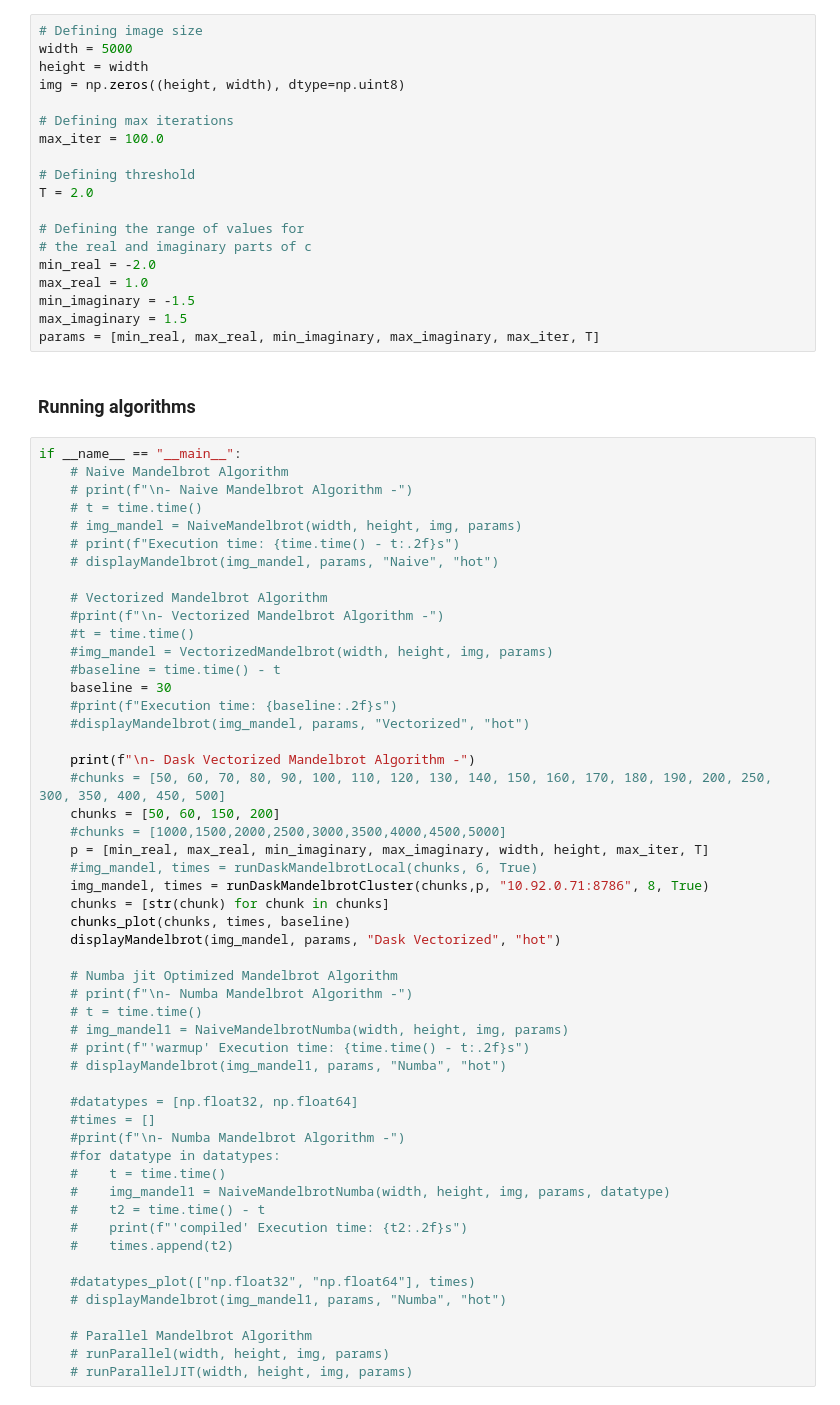
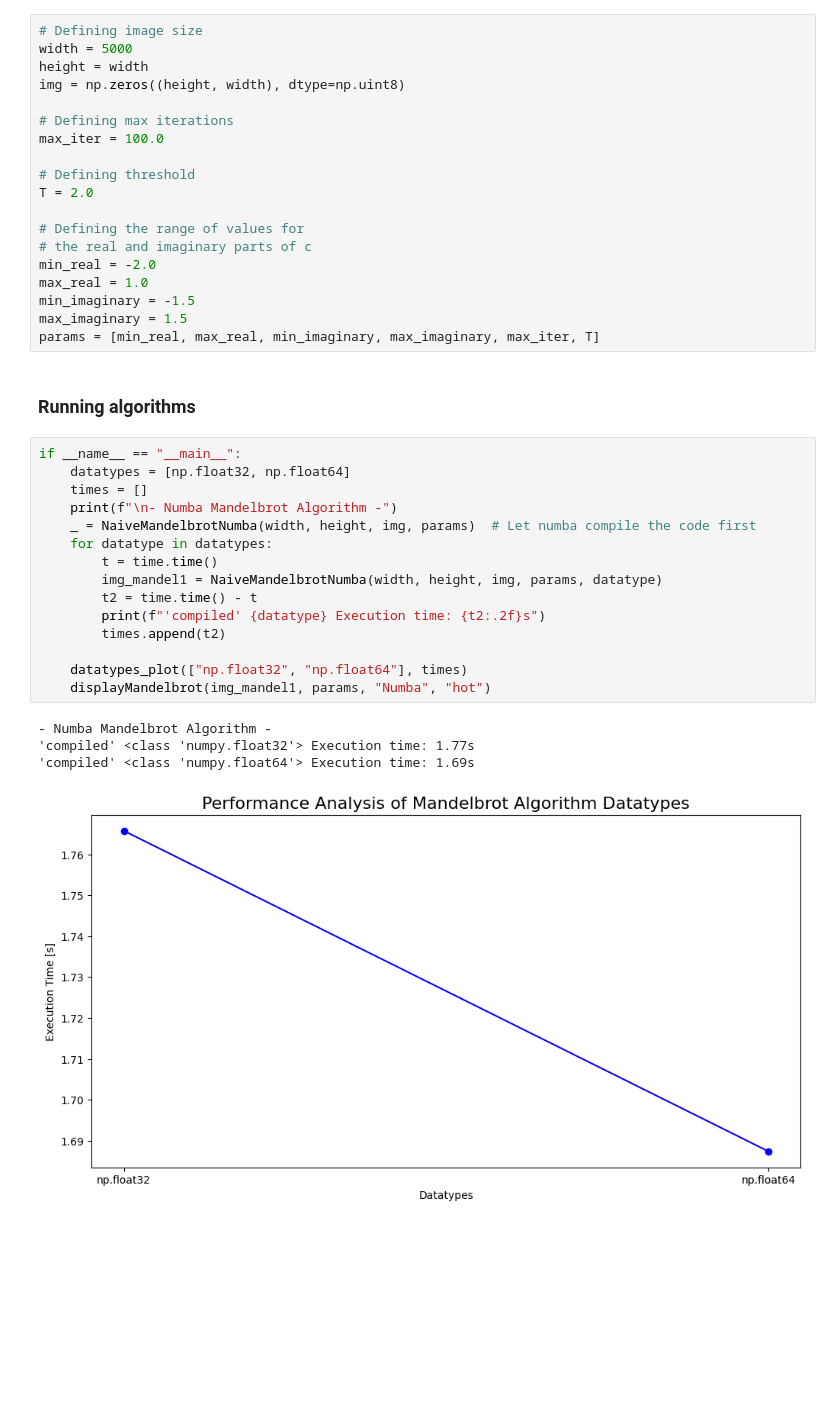
Before and after one commit to ChineseWarlord/CE8-AVS-Project, a Jupyter notebook: Simon/Mini-project/Mini-project.ipynb, the cells around one changed output. Saved outputs shown, nothing was run; the diff lists cells and outputs as text; blank space fills up the shorter version.

```diff
--- a/Simon/Mini-project/Mini-project.ipynb
+++ b/Simon/Mini-project/Mini-project.ipynb
@@ -801,56 +783,24 @@ min_imaginary = -1.5
 max_imaginary = 1.5
 params = [min_real, max_real, min_imaginary, max_imaginary, max_iter, T]
 # %% [markdown]
- ### Running algorithms
+### Running algorithms
-# %%
-if __name__ == "__main__":
-    # Naive Mandelbrot Algorithm
-    # print(f"\n- Naive Mandelbrot Algorithm -")
-    # t = time.time()
-    # img_mandel = NaiveMandelbrot(width, height, img, params)
-    # print(f"Execution time: {time.time() - t:.2f}s")
-    # displayMandelbrot(img_mandel, params, "Naive", "hot")
-
-    # Vectorized Mandelbrot Algorithm
-    #print(f"\n- Vectorized Mandelbrot Algorithm -")
-    #t = time.time()
-    #img_mandel = VectorizedMandelbrot(width, height, img, params)
-    #baseline = time.time() - t
-    baseline = 30
-    #print(f"Execution time: {baseline:.2f}s")
-    #displayMandelbrot(img_mandel, params, "Vectorized", "hot")
-
-    print(f"\n- Dask Vectorized Mandelbrot Algorithm -")
-    #chunks = [50, 60, 70, 80, 90, 100, 110, 120, 130, 140, 150, 160, 170, 180, 190, 200, 250, 300, 350, 400, 450, 500]
-    chunks = [50, 60, 150, 200]
-    #chunks = [1000,1500,2000,2500,3000,3500,4000,4500,5000]
-    p = [min_real, max_real, min_imaginary, max_imaginary, width, height, max_iter, T]
-    #img_mandel, times = runDaskMandelbrotLocal(chunks, 6, True)
-    img_mandel, times = runDaskMandelbrotCluster(chunks,p, "10.92.0.71:8786", 8, True)
-    chunks = [str(chunk) for chunk in chunks]
-    chunks_plot(chunks, times, baseline)
-    displayMandelbrot(img_mandel, params, "Dask Vectorized", "hot")
-
-    # Numba jit Optimized Mandelbrot Algorithm
-    # print(f"\n- Numba Mandelbrot Algorithm -")
-    # t = time.time()
-    # img_mandel1 = NaiveMandelbrotNumba(width, height, img, params)
-    # print(f"'warmup' Execution time: {time.time() - t:.2f}s")
-    # displayMandelbrot(img_mandel1, params, "Numba", "hot")
-
-    #datatypes = [np.float32, np.float64]
-    #times = []
-    #print(f"\n- Numba Mandelbrot Algorithm -")
-    #for datatype in datatypes:
-    #    t = time.time()
-    #    img_mandel1 = NaiveMandelbrotNumba(width, height, img, params, datatype)
-    #    t2 = time.time() - t
-    #    print(f"'compiled' Execution time: {t2:.2f}s")
-    #    times.append(t2)
-
-    #datatypes_plot(["np.float32", "np.float64"], times)
-    # displayMandelbrot(img_mandel1, params, "Numba", "hot")
-
-    # Parallel Mandelbrot Algorithm
-    # runParallel(width, height, img, params)
-    # runParallelJIT(width, height, img, params)
+# %%
+if __name__ == "__main__":
+    datatypes = [np.float32, np.float64]
+    times = []
+    print(f"\n- Numba Mandelbrot Algorithm -")
+    _ = NaiveMandelbrotNumba(width, height, img, params)  # Let numba compile the code first
+    for datatype in datatypes:
+        t = time.time()
+        img_mandel1 = NaiveMandelbrotNumba(width, height, img, params, datatype)
+        t2 = time.time() - t
+        print(f"'compiled' {datatype} Execution time: {t2:.2f}s")
+        times.append(t2)
+
+    datatypes_plot(["np.float32", "np.float64"], times)
+    displayMandelbrot(img_mandel1, params, "Numba", "hot")
+# %% [output]
+- Numba Mandelbrot Algorithm -
+'compiled' <class 'numpy.float32'> Execution time: 1.77s
+'compiled' <class 'numpy.float64'> Execution time: 1.69s
+[figure, added]
```
Also changed, not shown: parts of 22 cells of this notebook.
